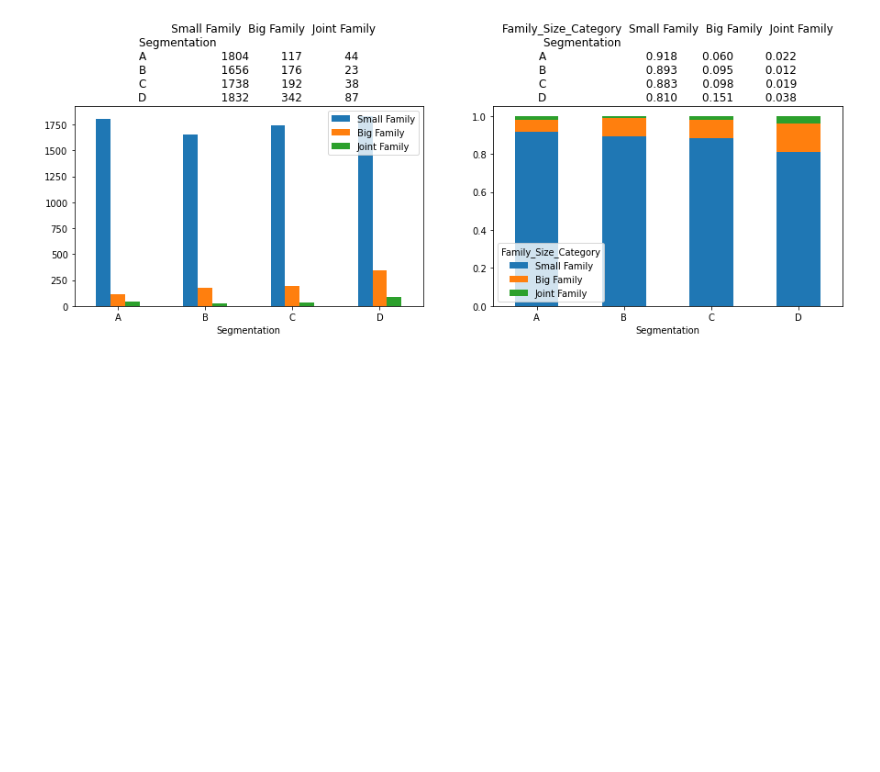
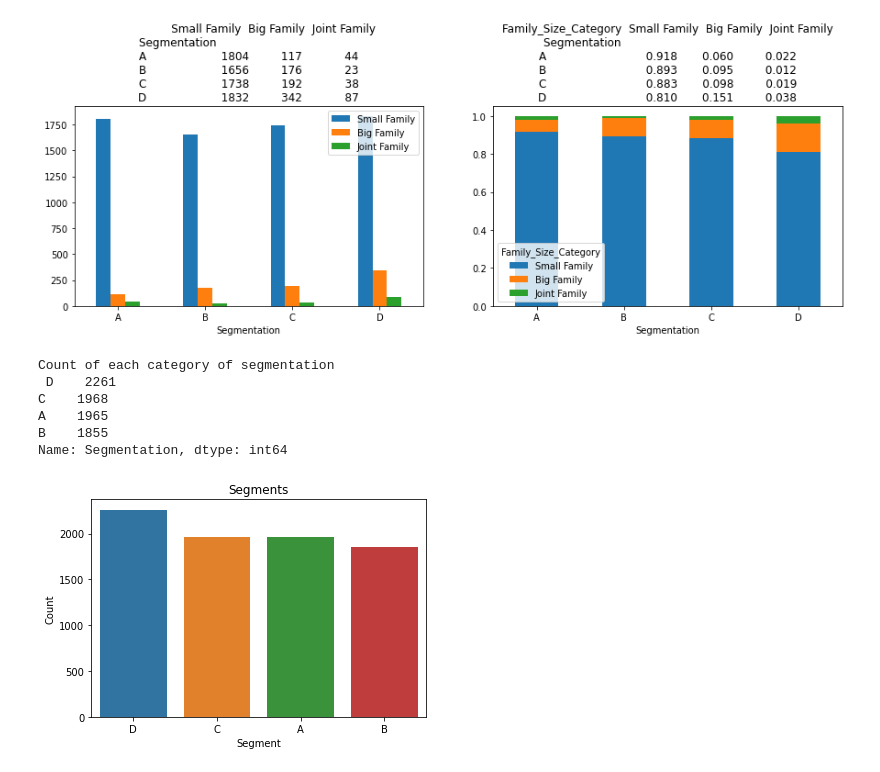
Before and after one commit to Research-Group-CDAP/ML_Assignment2_IT19132310_IT19139036_IT19120980_IT19104218, a Jupyter notebook: model.ipynb, the cells around one changed output. Drawn from its saved outputs; the diff is of its cells as text; code cells hidden in the pictures; blank space fills up the shorter version.

Commit message:
preprocessing and visualizing the segmentation variable

```diff
--- a/model.ipynb
+++ b/model.ipynb
@@ -869,3 +869,20 @@ ax[1].set_title(str(ax2))
 plt.show()
 # %% [output]
 [figure]
+# %%
+print('Count of each category of segmentation\n',df_train.Segmentation.value_counts())
+# %% [output]
+Count of each category of segmentation
+ D    2261
+C    1968
+A    1965
+B    1855
+Name: Segmentation, dtype: int64
+# %%
+segments = df_train.loc[:,"Segmentation"].value_counts()
+plt.xlabel("Segment")
+plt.ylabel('Count')
+sns.barplot(segments.index , segments.values).set_title('Segments')
+plt.show()
+# %% [output]
+[figure, added]
```
Also changed, not shown: parts of 6 cells of this notebook.
